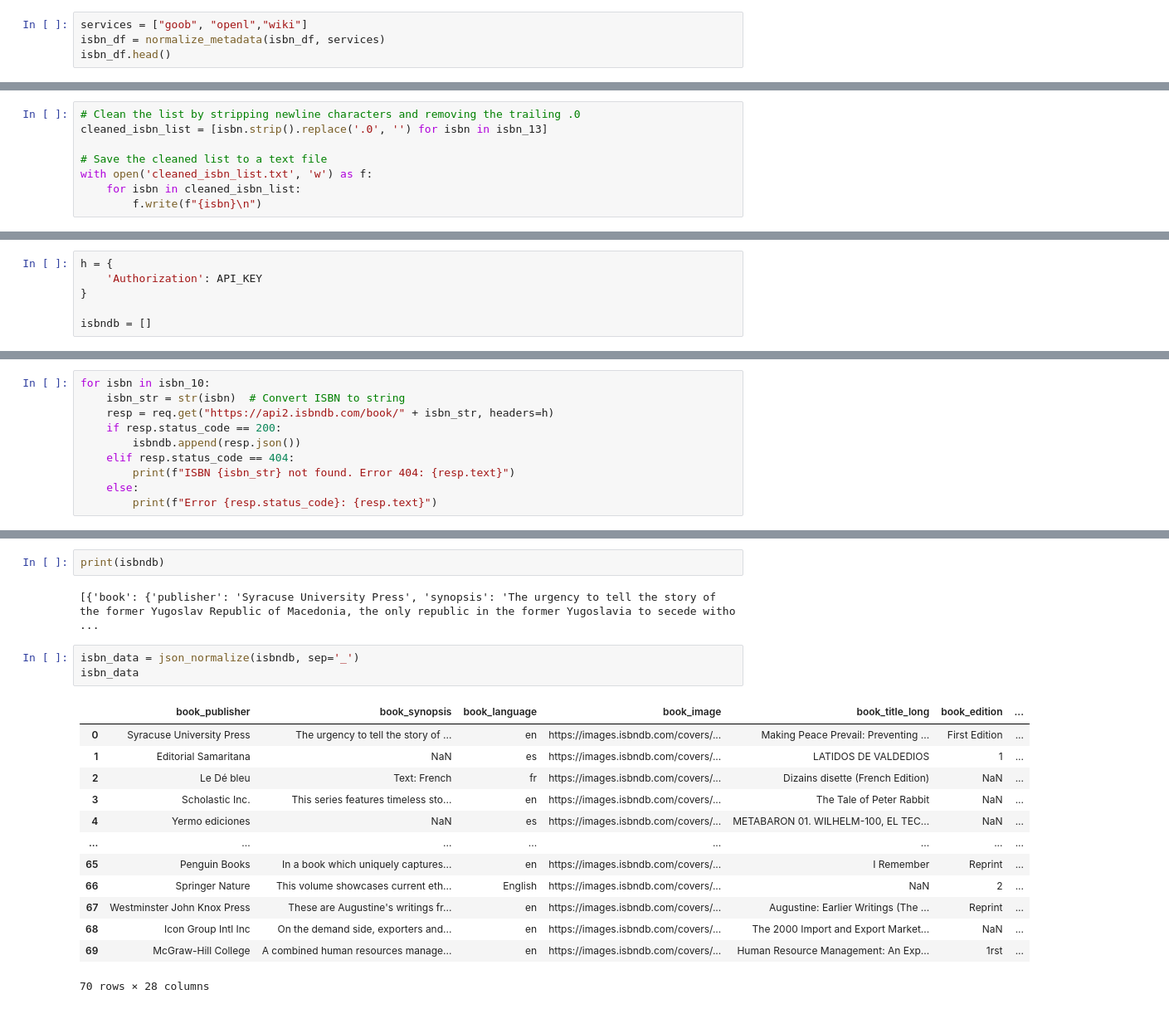
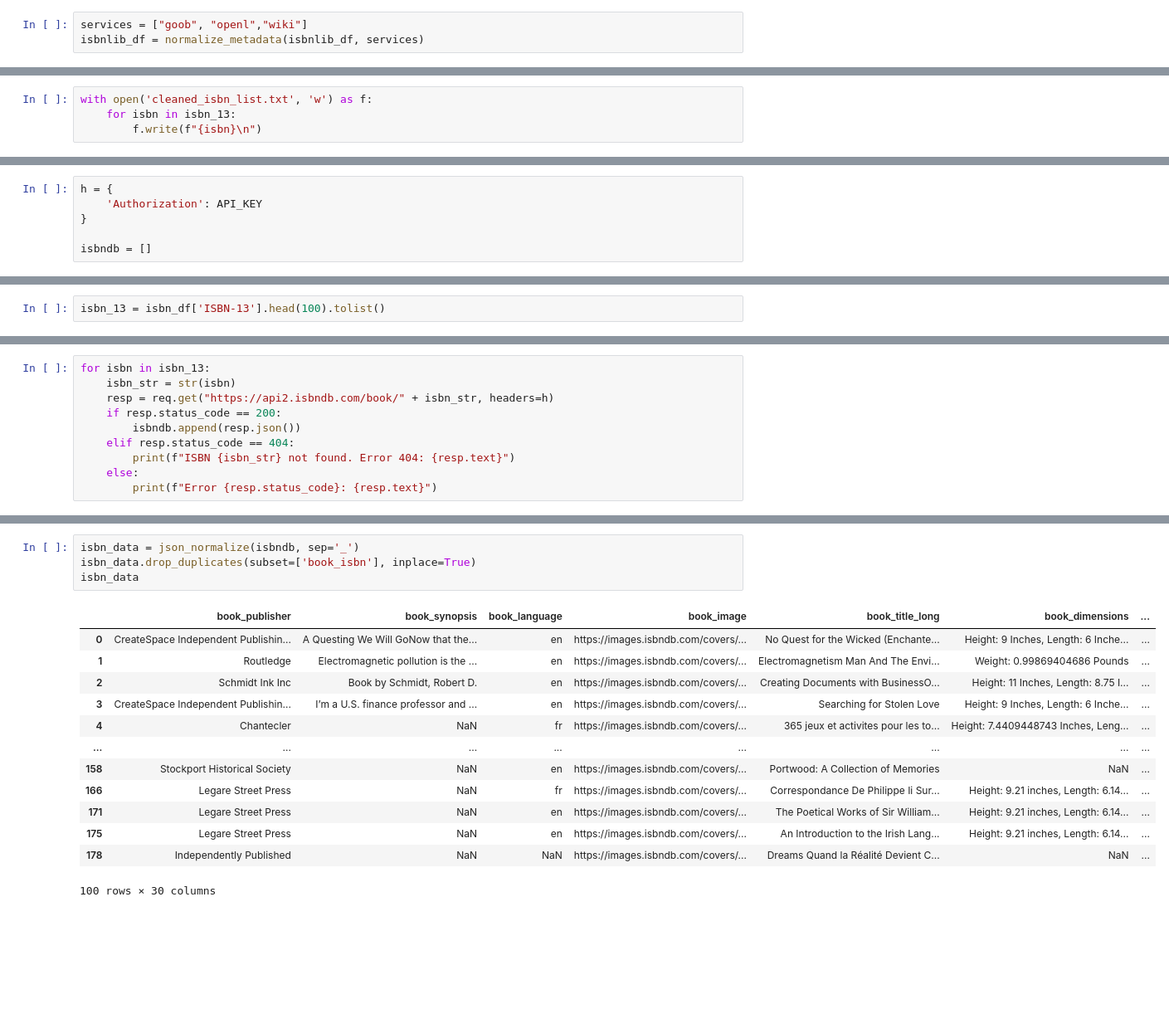
Before and after one commit to theinvisiblelab/invisible-books, a Jupyter notebook: Book_Data.ipynb, the cells around one changed output, grey strips where cells are left out. Shown: that part at 83% size. Cells and saved outputs as stored; diff of their text form; blank space fills up the shorter version.

```diff
--- a/Book_Data.ipynb
+++ b/Book_Data.ipynb
@@ -85,4 +117,3 @@ Name: ISBN-10, Length: 100, dtype: object
 # %%
 services = ["goob", "openl","wiki"]
-isbn_df = normalize_metadata(isbn_df, services)
-isbn_df.head()
+isbnlib_df = normalize_metadata(isbnlib_df, services)
@@ -179,9 +231,5 @@ print(isbn_13)
 # %%
-# Clean the list by stripping newline characters and removing the trailing .0
-cleaned_isbn_list = [isbn.strip().replace('.0', '') for isbn in isbn_13]
-
-# Save the cleaned list to a text file
 with open('cleaned_isbn_list.txt', 'w') as f:
-    for isbn in cleaned_isbn_list:
+    for isbn in isbn_13:
         f.write(f"{isbn}\n")
 # %%
@@ -287,0 +332,2 @@ isbn_10
+# %%
+isbn_13 = isbn_df['ISBN-13'].head(100).tolist()
@@ -288,6 +336,6 @@ isbn_10
 # %%
-for isbn in isbn_10:
-    isbn_str = str(isbn)  # Convert ISBN to string
+for isbn in isbn_13:
+    isbn_str = str(isbn)
     resp = req.get("https://api2.isbndb.com/book/" + isbn_str, headers=h)
     if resp.status_code == 200:
         isbndb.append(resp.json())
@@ -316,21 +346,18 @@ ISBN 140242275X not found. Error 404: {"errorType":"string","errorMessage":"Not
-# %%
-print(isbndb)
-# %% [output]
-[{'book': {'publisher': 'Syracuse University Press', 'synopsis': 'The urgency to tell the story of the former Yugoslav Republic of Macedonia, the only republic in the former Yugoslavia to secede witho ...
 # %%
 isbn_data = json_normalize(isbndb, sep='_')
+isbn_data.drop_duplicates(subset=['book_isbn'], inplace=True)
 isbn_data
 # %% [output]
-|  | book_publisher | book_synopsis | book_language | book_image | book_title_long | book_edition | ... |
-| 0 | Syracuse University Press | The urgency to tell the story of ... | en | https://images.isbndb.com/covers/... | Making Peace Prevail: Preventing ... | First Edition | ... |
-| 1 | Editorial Samaritana | NaN | es | https://images.isbndb.com/covers/... | LATIDOS DE VALDEDIOS | 1 | ... |
-| 2 | Le Dé bleu | Text: French | fr | https://images.isbndb.com/covers/... | Dizains disette (French Edition) | NaN | ... |
-| 3 | Scholastic Inc. | This series features timeless sto... | en | https://images.isbndb.com/covers/... | The Tale of Peter Rabbit | NaN | ... |
-| 4 | Yermo ediciones | NaN | es | https://images.isbndb.com/covers/... | METABARON 01. WILHELM-100, EL TEC... | NaN | ... |
+|  | book_publisher | book_synopsis | book_language | book_image | book_title_long | book_dimensions | ... |
+| 0 | CreateSpace Independent Publishin... | A Questing We Will GoNow that the... | en | https://images.isbndb.com/covers/... | No Quest for the Wicked (Enchante... | Height: 9 Inches, Length: 6 Inche... | ... |
+| 1 | Routledge | Electromagnetic pollution is the ... | en | https://images.isbndb.com/covers/... | Electromagnetism Man And The Envi... | Weight: 0.99869404686 Pounds | ... |
+| 2 | Schmidt Ink Inc | Book by Schmidt, Robert D. | en | https://images.isbndb.com/covers/... | Creating Documents with BusinessO... | Height: 11 Inches, Length: 8.75 I... | ... |
+| 3 | CreateSpace Independent Publishin... | I’m a U.S. finance professor and ... | en | https://images.isbndb.com/covers/... | Searching for Stolen Love | Height: 9 Inches, Length: 6 Inche... | ... |
+| 4 | Chantecler | NaN | fr | https://images.isbndb.com/covers/... | 365 jeux et activites pour les to... | Height: 7.4409448743 Inches, Leng... | ... |
 | ... | ... | ... | ... | ... | ... | ... | ... |
-| 65 | Penguin Books | In a book which uniquely captures... | en | https://images.isbndb.com/covers/... | I Remember | Reprint | ... |
-| 66 | Springer Nature | This volume showcases current eth... | English | https://images.isbndb.com/covers/... | NaN | 2 | ... |
-| 67 | Westminster John Knox Press | These are Augustine's writings fr... | en | https://images.isbndb.com/covers/... | Augustine: Earlier Writings (The ... | Reprint | ... |
-| 68 | Icon Group Intl Inc | On the demand side, exporters and... | en | https://images.isbndb.com/covers/... | The 2000 Import and Export Market... | NaN | ... |
-| 69 | McGraw-Hill College | A combined human resources manage... | en | https://images.isbndb.com/covers/... | Human Resource Management: An Exp... | 1rst | ... |
+| 158 | Stockport Historical Society | NaN | en | https://images.isbndb.com/covers/... | Portwood: A Collection of Memories | NaN | ... |
+| 166 | Legare Street Press | NaN | fr | https://images.isbndb.com/covers/... | Correspondance De Philippe Ii Sur... | Height: 9.21 inches, Length: 6.14... | ... |
+| 171 | Legare Street Press | NaN | en | https://images.isbndb.com/covers/... | The Poetical Works of Sir William... | Height: 9.21 inches, Length: 6.14... | ... |
+| 175 | Legare Street Press | NaN | en | https://images.isbndb.com/covers/... | An Introduction to the Irish Lang... | Height: 9.21 inches, Length: 6.14... | ... |
+| 178 | Independently Published | NaN | NaN | https://images.isbndb.com/covers/... | Dreams Quand la Réalité Devient C... | NaN | ... |
-70 rows × 28 columns
+100 rows × 30 columns
```
Also changed, not shown: parts of 32 cells of this notebook.
